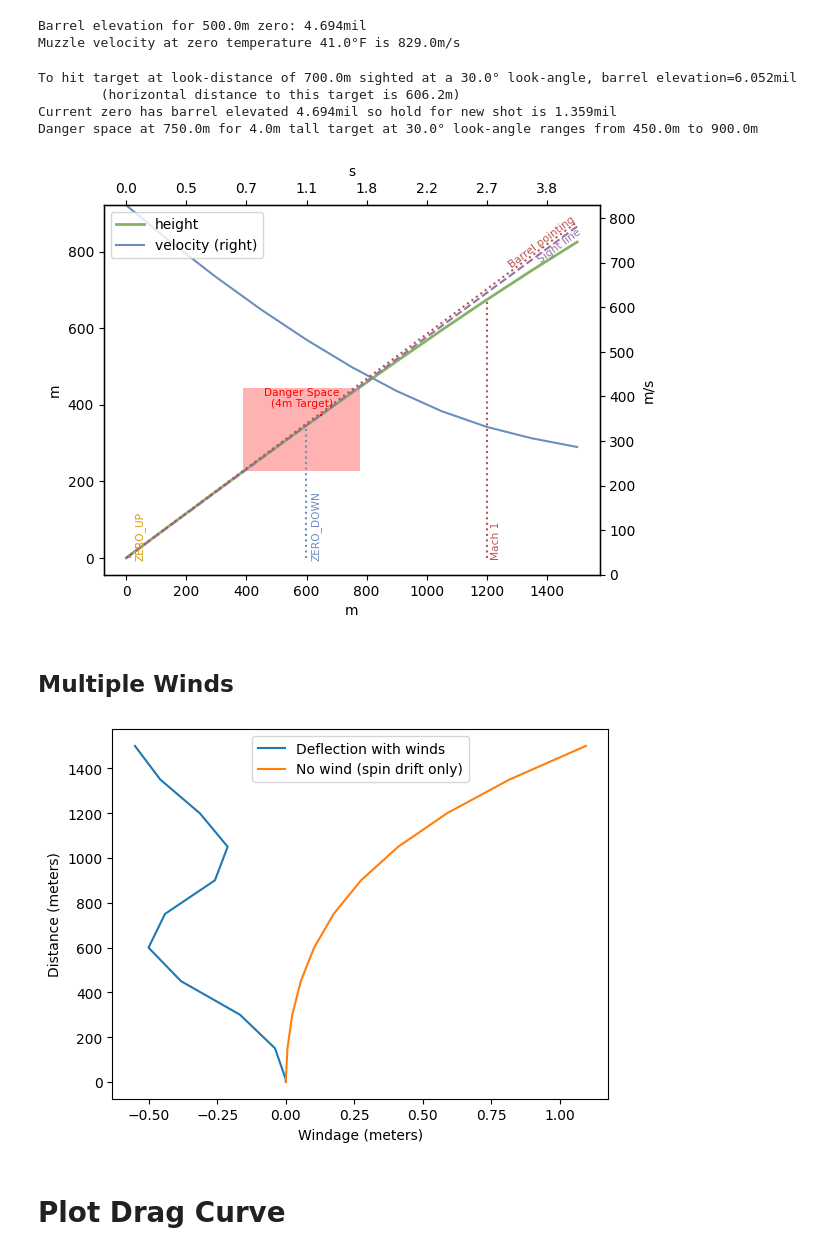
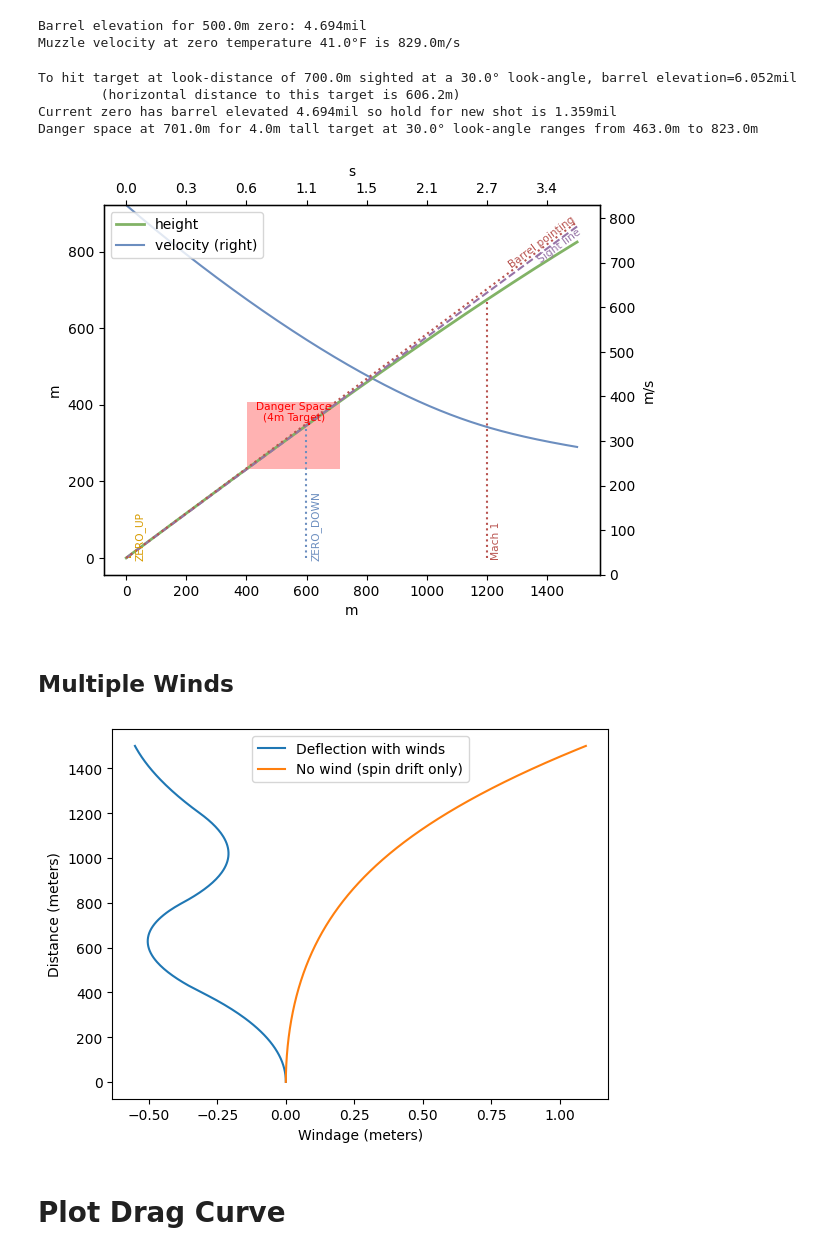
Before and after one commit to o-murphy/py-ballisticcalc, a Jupyter notebook: Example.ipynb, the cells around one changed output. Drawn from its saved outputs; the diff is of its cells as text; code cells hidden in the pictures.

```diff
--- a/Example.ipynb
+++ b/Example.ipynb
@@ -185,50 +186,51 @@ new_shot = copy.copy(zero)  # Copy the zero properties; NB: Not a deepcopy!
 new_shot.look_angle = Angular.Degree(30)
 new_target_distance = Distance.Meter(700)
 new_elevation = calc.barrel_elevation_for_target(shot=new_shot, target_distance=new_target_distance)
 horizontal = Distance(math.cos(new_shot.look_angle >> Angular.Radian)
                       * new_target_distance.unit_value, new_target_distance.units)
 print(f'To hit target at look-distance of {new_target_distance << PreferredUnits.distance}'
       f' sighted at a {new_shot.look_angle << PreferredUnits.angular} look-angle,'
       f' barrel elevation={new_elevation << PreferredUnits.adjustment}'
       f'\n\t(horizontal distance to this target is {horizontal})')
 
 # Firing solution:
 hold = Angular.Mil((new_elevation >> Angular.Mil) - (zero.weapon.zero_elevation >> Angular.Mil))
 print(f'Current zero has barrel elevated {zero.weapon.zero_elevation << PreferredUnits.adjustment}'
       f' so hold for new shot is {hold << PreferredUnits.adjustment}')
 
 # Plot this shot
 new_shot.relative_angle = hold
-adjusted_result = calc.fire(new_shot, trajectory_range=Distance.Meter(1500), extra_data=True)
+adjusted_result = calc.fire(new_shot, trajectory_range=Distance.Meter(1500),
+                            trajectory_step=Distance.Meter(1), extra_data=True)
 ax = adjusted_result.plot()
 # Find danger space for a 4-meter tall target
 danger_space = adjusted_result.danger_space(at_range=new_target_distance,
                                         target_height=Distance.Meter(4),
                                         look_angle=new_shot.look_angle)
 print(danger_space)
 # Highlight danger space on the plot
 danger_space.overlay(ax, 'Danger Space\n(4m Target)')
 plt.show()
 # %% [output]
 To hit target at look-distance of 700.0m sighted at a 30.0° look-angle, barrel elevation=6.052mil
         (horizontal distance to this target is 606.2m)
 Current zero has barrel elevated 4.694mil so hold for new shot is 1.359mil
-Danger space at 750.0m for 4.0m tall target at 30.0° look-angle ranges from 450.0m to 900.0m
+Danger space at 701.0m for 4.0m tall target at 30.0° look-angle ranges from 463.0m to 823.0m
-[figure, old version]
+[figure, new version]
 # %% [markdown]
 ## Multiple Winds
 # %%
 new_shot.winds = [Wind(Velocity.MPS(4), Angular.OClock(9), until_distance=Distance.Meter(400)),
                   Wind(Velocity.MPS(4), Angular.OClock(3), until_distance=Distance.Meter(800)),
                   Wind(Velocity.MPS(4), Angular.OClock(9), until_distance=Distance.Meter(1200)),]
-wind_result = calc.fire(new_shot, trajectory_range=1500, extra_data=True)
+wind_result = calc.fire(new_shot, trajectory_range=Distance.Meter(1500), trajectory_step=Distance.Meter(5), extra_data=True)
 ax = wind_result.dataframe().plot(x='windage', y='distance', ylabel=f'Distance ({PreferredUnits.distance.key}s)', xlabel=f'Windage ({PreferredUnits.distance.key}s)', label='Deflection with winds')
 no_wind = adjusted_result.dataframe()
 ax.plot(no_wind.windage, no_wind.distance, label='No wind (spin drift only)')
 plt.legend(loc="upper center")
 plt.show()
 # %% [output]
-[figure, old version]
+[figure, new version]
 # %% [markdown]
 # Plot Drag Curve
 # %%
```
Also changed, not shown: parts of 3 cells of this notebook, 1 other file.
